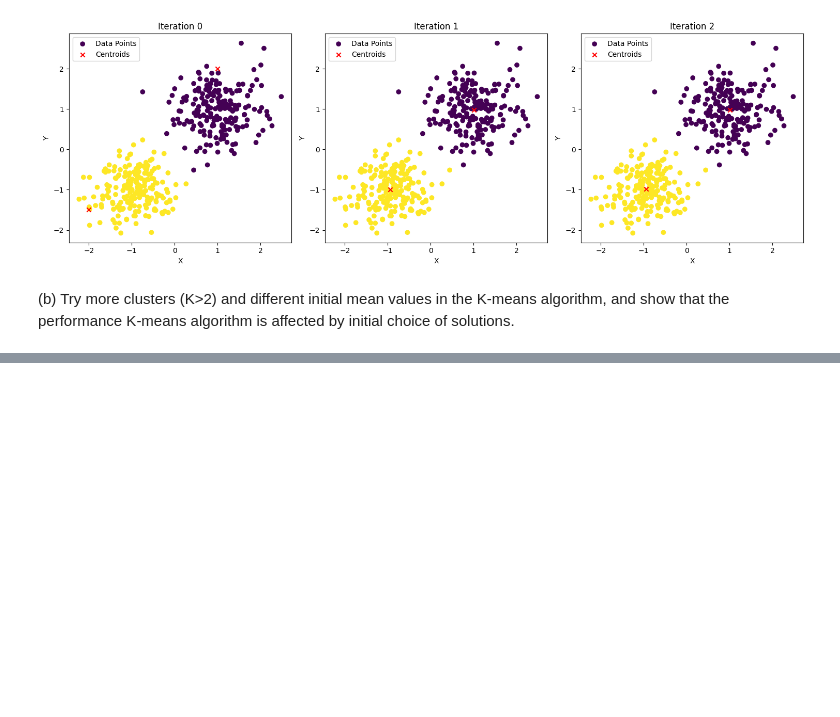
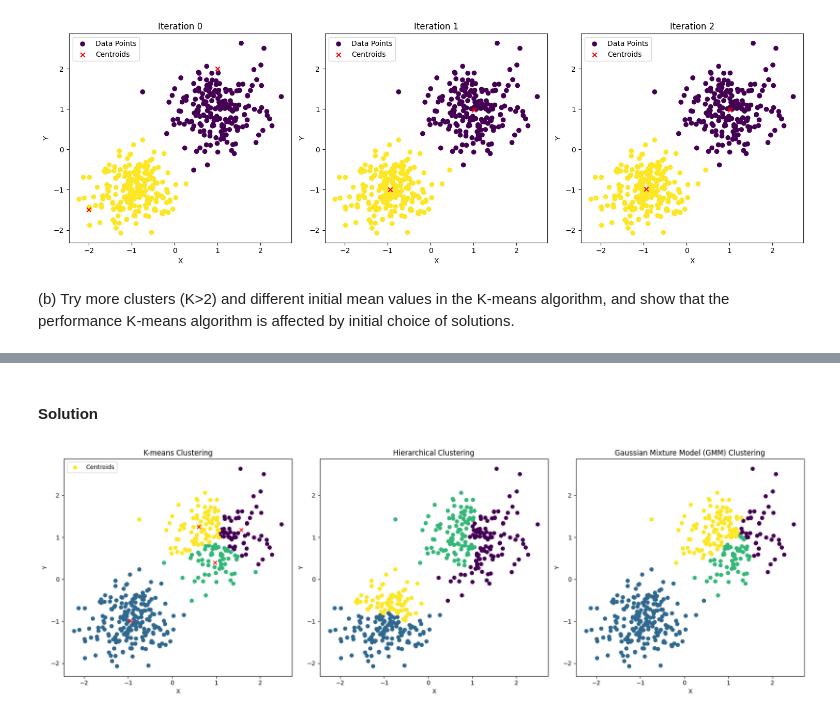
Before and after one commit to af626/CHEME6880_af626_coursework, a Jupyter notebook: 6880_hw4_af626/6880_hw4_af626.ipynb, the cells around one changed output, grey strips where cells are left out. Cells and saved outputs as stored; diff of their text form; code cells hidden in the pictures; blank space fills up the shorter version.

```diff
--- a/6880_hw4_af626/6880_hw4_af626.ipynb
+++ b/6880_hw4_af626/6880_hw4_af626.ipynb
@@ -222,0 +251,61 @@ IndexError: list index out of range
+# %% [markdown]
+#### Solution
+# %%
+import pandas as pd
+import numpy as np
+import matplotlib.pyplot as plt
+from sklearn.cluster import KMeans
+from sklearn.cluster import AgglomerativeClustering
+from sklearn.mixture import GaussianMixture
+
+# Reading data from CSV file
+data = pd.read_csv('data/hw4-data-kmeans.csv')
+
+# Extracting X and Y coordinates from the DataFrame
+data_points = data[['x', 'y']].values
+
+# (a) K-means clustering
+kmeans = KMeans(n_clusters=4, random_state=42)
+kmeans.fit(data_points)
+kmeans_labels = kmeans.labels_
+kmeans_centers = kmeans.cluster_centers_
+
+# (b) Hierarchical clustering
+hierarchical = AgglomerativeClustering(n_clusters=4)
+hierarchical_labels = hierarchical.fit_predict(data_points)
+
+# (c) Gaussian mixture model (GMM) clustering
+gmm = GaussianMixture(n_components=4, random_state=42)
+gmm.fit(data_points)
+gmm_labels = gmm.predict(data_points)
+
+# Plotting all three clustering results as subplots
+plt.figure(figsize=(18, 6))
+
+# Plot K-means clustering
+plt.subplot(1, 3, 1)
+plt.scatter(data_points[:, 0], data_points[:, 1], c=kmeans_labels, cmap='viridis')
+plt.scatter(kmeans_centers[:, 0], kmeans_centers[:, 1], marker='x', c='red', label='Centroids')
+plt.title('K-means Clustering')
+plt.xlabel('X')
+plt.ylabel('Y')
+plt.legend(['Centroids'])
+
+# Plot Hierarchical clustering
+plt.subplot(1, 3, 2)
+plt.scatter(data_points[:, 0], data_points[:, 1], c=hierarchical_labels, cmap='viridis')
+plt.title('Hierarchical Clustering')
+plt.xlabel('X')
+plt.ylabel('Y')
+
+# Plot Gaussian Mixture Model (GMM) clustering
+plt.subplot(1, 3, 3)
+plt.scatter(data_points[:, 0], data_points[:, 1], c=gmm_labels, cmap='viridis')
+plt.title('Gaussian Mixture Model (GMM) Clustering')
+plt.xlabel('X')
+plt.ylabel('Y')
+
+plt.tight_layout()
+plt.show()
+# %% [output]
+[figure, added]
```
Also changed, not shown: parts of 16 cells of this notebook, 6 other files.
